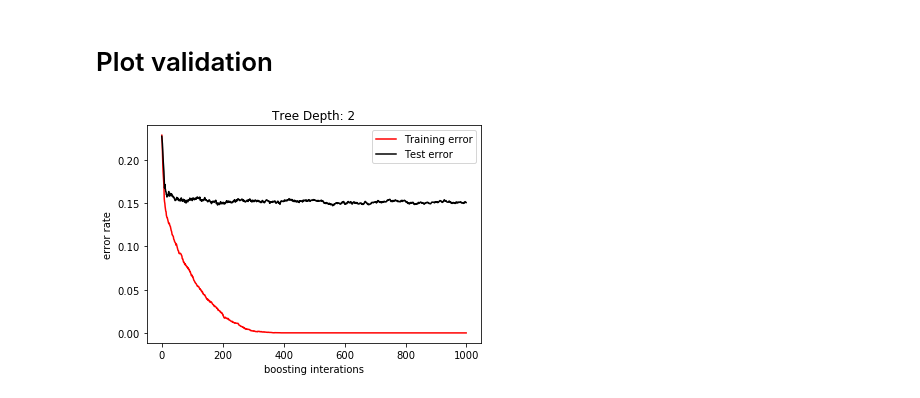
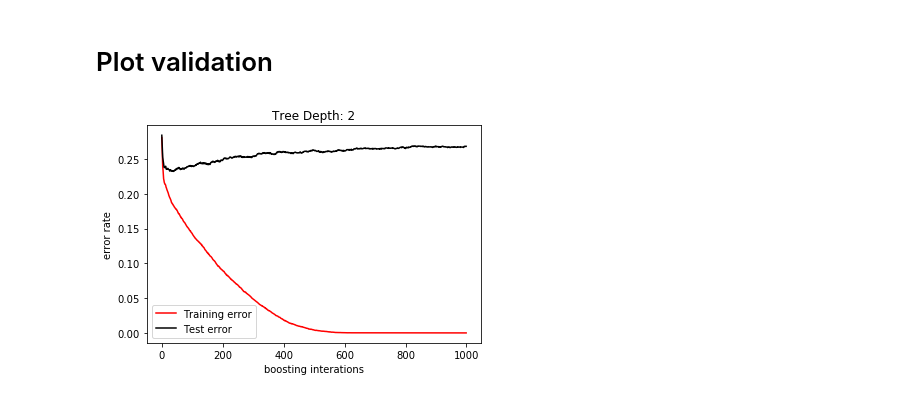
Before and after one commit to EmilioOldenziel/StudentColloquium, a Jupyter notebook: Comparison.ipynb, the cells around one changed output. Drawn from its saved outputs; the diff is of its cells as text; code cells hidden in the pictures.

Commit message:
added noise

```diff
--- a/Comparison.ipynb
+++ b/Comparison.ipynb
@@ -24,4 +24,4 @@ df_phoneme = pd.read_csv("./datasets/phoneme.dat/data", sep="\s+")
 # %%
 df_x_phoneme = df_phoneme.iloc[:,0:5]
 # %%
-df_y_phoneme = df_phoneme.iloc[:,5:6]
+df_y_phoneme = np.ravel(df_phoneme.iloc[:,5:6])
@@ -30,7 +51,8 @@ df_y_phoneme = df_phoneme.iloc[:,5:6]
 # %%
 n_estimators = 1000 # boosting iterations
 max_depth = 2
-number_of_rounds = 3 # 100 for real experiment
+n_flips = round(len(df_y_phoneme) * 0.02) # number of label filps for 5% noise
+number_of_rounds = 10 # 100 for real experiment
 ada_err_test = np.zeros((number_of_rounds,n_estimators))
 ada_err_train = np.zeros((number_of_rounds,n_estimators))
 # %%
@@ -38,32 +62,37 @@ rf = RandomForestClassifier(max_depth=max_depth, n_estimators=n_estimators) # in
+# %%
+a = np.arange(len(df_y_phoneme))
+np.random.shuffle(a)
+for idx in a[:n_flips]: # apply noise
+    df_y_phoneme[idx] = abs(df_y_phoneme[idx]-1)
 # %% [markdown]
 # Run Classifiers
 # %%
-for r in range(number_of_rounds):
+for r in range(number_of_rounds): # number of train/test split rounds.
     ada = AdaBoostClassifier(DecisionTreeClassifier(max_depth=max_depth),
         n_estimators=n_estimators,
         algorithm="SAMME.R") # init AdaBoost
 
-    X_train, X_test, Y_train, Y_test = train_test_split(df_x_phoneme, df_y_phoneme, test_size=0.3)
+    X_train, X_test, Y_train, Y_test = train_test_split(df_x_phoneme, df_y_phoneme, test_size=0.3) # split to train/test set (0.7, 0.3)
 
-    ada.fit(X_train, np.ravel(Y_train.T));
-
+    ada.fit(X_train, Y_train) # train the classifier
 
     for i, y_pred in enumerate(ada.staged_predict(X_test)):
-        ada_err_test[r][i] = zero_one_loss(y_pred, Y_test)
+        ada_err_test[r][i] = zero_one_loss(y_pred, Y_test) # validate boosting rounds with test set
 
 
     for i, y_pred in enumerate(ada.staged_predict(X_train)):
-        ada_err_train[r][i] = zero_one_loss(y_pred, Y_train)
+        ada_err_train[r][i] = zero_one_loss(y_pred, Y_train) # validate boosting rounds with train set
 # %% [markdown]
 # Plot validation
 # %%
-plt.figure()
+fig = plt.figure()
 plt.plot(ada_err_train.mean(axis=0), label="Training error", color="red")
 plt.plot(ada_err_test.mean(axis=0), label="Test error", color="black")
 plt.ylabel("error rate")
 plt.xlabel("boosting interations")
 plt.title(f"Tree Depth: {max_depth}")
 plt.legend()
 plt.show()
+#fig.savefig('temp.png', dpi=fig.dpi)
 # %% [output]
-[figure, old version]
+[figure, new version]
```
Also changed, not shown: parts of 4 cells of this notebook, 1 other file.
